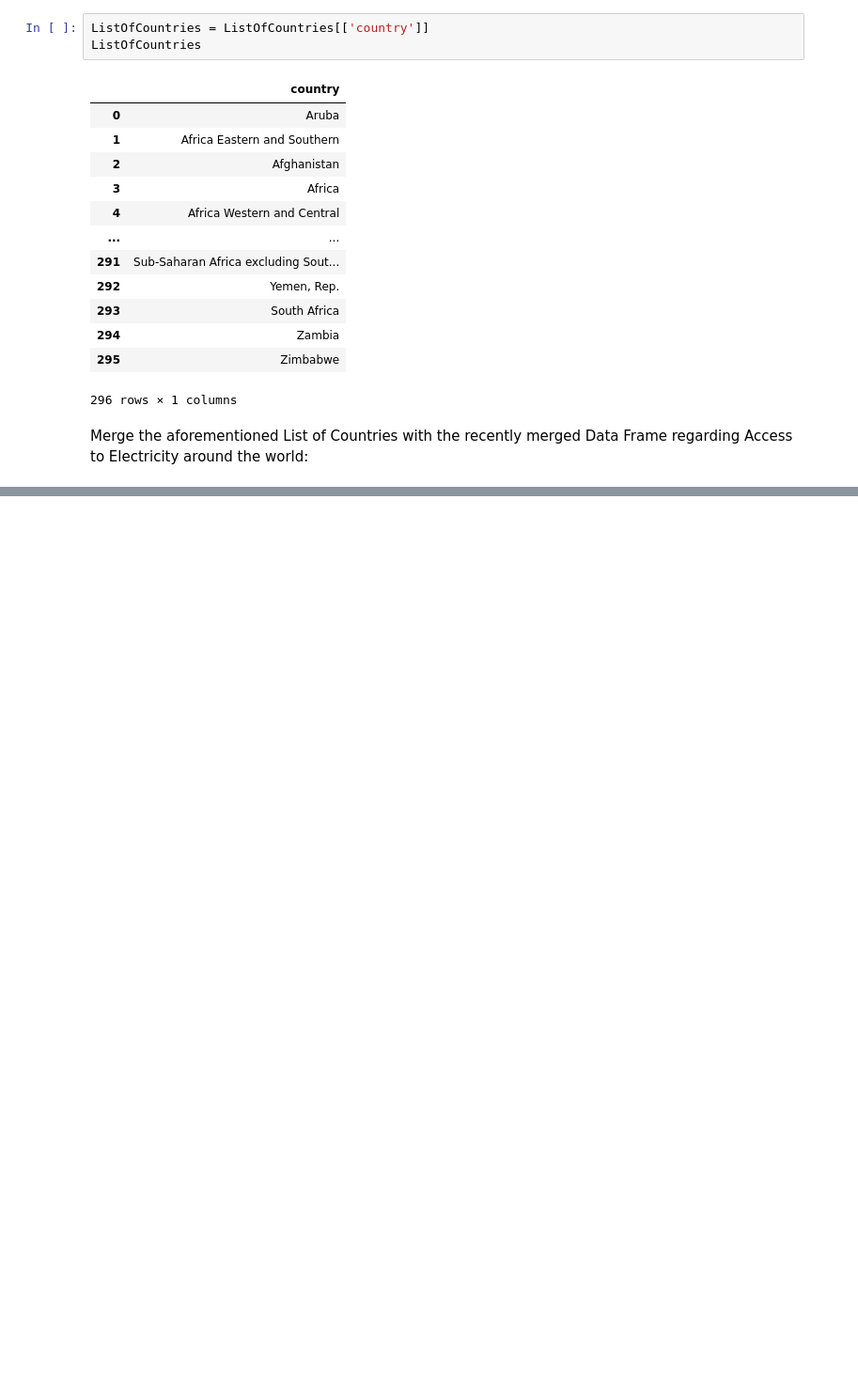
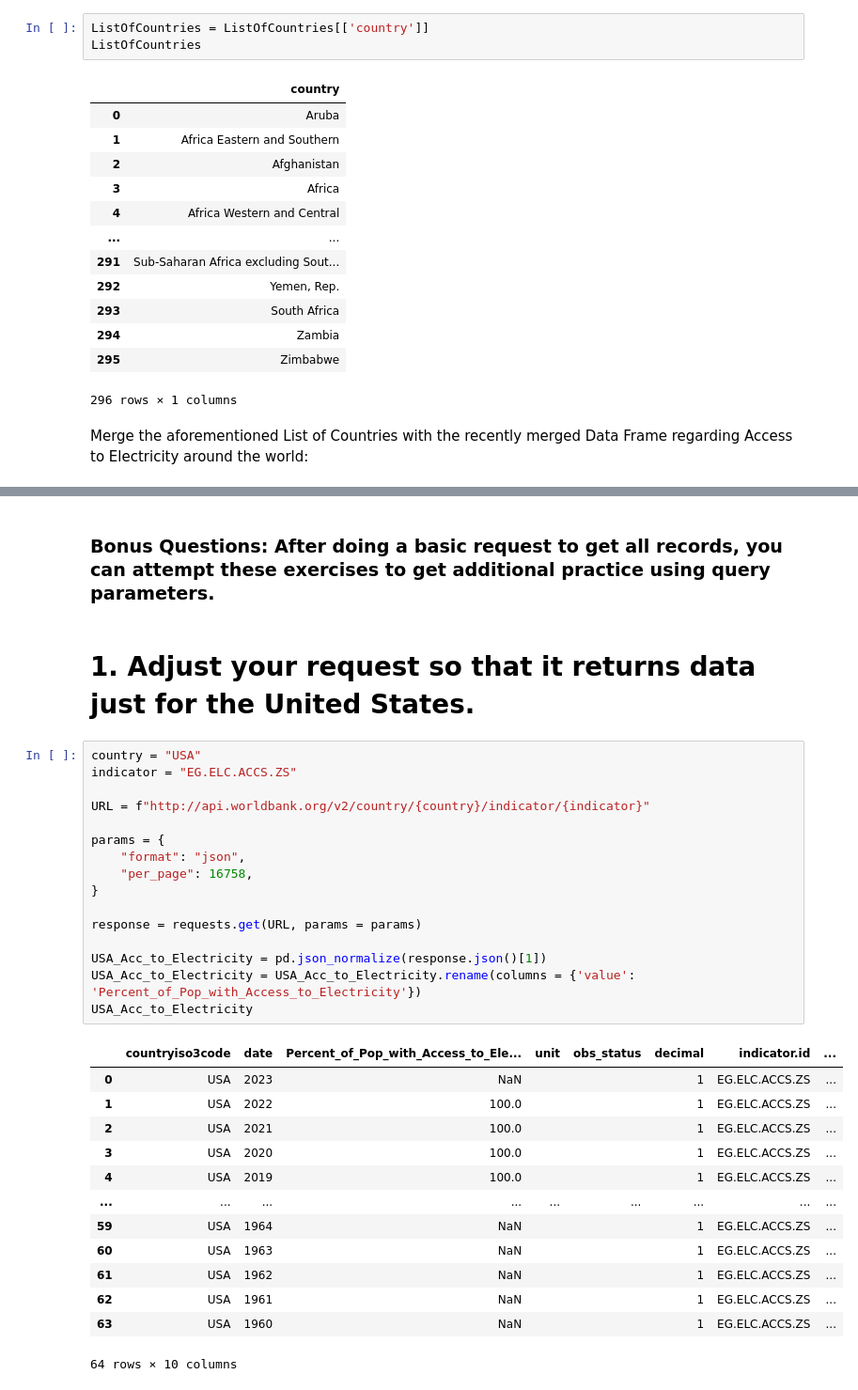
Before and after one commit to nss-data-science-cohort-8/api-exercise-MultidisciplinaryDeepDives, a Jupyter notebook: notebooks/APIs_in_python_UN_World_Bank_DS8.ipynb, the cells around one changed output, grey strips where cells are left out. Shown: that part at 94% size. Drawn from its saved outputs; the diff is of its cells as text; blank space fills up the shorter version.

Commit message:
Completed 1st 5 Bonus Qs

```diff
--- a/notebooks/APIs_in_python_UN_World_Bank_DS8.ipynb
+++ b/notebooks/APIs_in_python_UN_World_Bank_DS8.ipynb
@@ -387,3 +339,37 @@ Merged_Countries_Electricity_LifeExpectancy_GDP_PerCapita
 | 16628 | South Africa | 1961 | NaN | 53.085 | NaN |
 | 16629 | South Africa | 1960 | NaN | 52.669 | NaN |
 16630 rows × 5 columns
+# %% [markdown]
+### **Bonus Questions:** After doing a basic request to get all records, you can attempt these exercises to get additional practice using query parameters.
+# %% [markdown]
+# 1. Adjust your request so that it returns data just for the United States.
+# %%
+country = "USA"
+indicator = "EG.ELC.ACCS.ZS"
+
+URL = f"http://api.worldbank.org/v2/country/{country}/indicator/{indicator}"
+
+params = {
+    "format": "json",
+    "per_page": 16758,
+}
+
+response = requests.get(URL, params = params)
+
+USA_Acc_to_Electricity = pd.json_normalize(response.json()[1])
+USA_Acc_to_Electricity = USA_Acc_to_Electricity.rename(columns = {'value': 'Percent_of_Pop_with_Access_to_Electricity'})
+USA_Acc_to_Electricity
+# %% [output]
+|  | countryiso3code | date | Percent_of_Pop_with_Access_to_Ele... | unit | obs_status | decimal | indicator.id | ... |
+| 0 | USA | 2023 | NaN |  |  | 1 | EG.ELC.ACCS.ZS | ... |
+| 1 | USA | 2022 | 100.0 |  |  | 1 | EG.ELC.ACCS.ZS | ... |
+| 2 | USA | 2021 | 100.0 |  |  | 1 | EG.ELC.ACCS.ZS | ... |
+| 3 | USA | 2020 | 100.0 |  |  | 1 | EG.ELC.ACCS.ZS | ... |
+| 4 | USA | 2019 | 100.0 |  |  | 1 | EG.ELC.ACCS.ZS | ... |
+| ... | ... | ... | ... | ... | ... | ... | ... | ... |
+| 59 | USA | 1964 | NaN |  |  | 1 | EG.ELC.ACCS.ZS | ... |
+| 60 | USA | 1963 | NaN |  |  | 1 | EG.ELC.ACCS.ZS | ... |
+| 61 | USA | 1962 | NaN |  |  | 1 | EG.ELC.ACCS.ZS | ... |
+| 62 | USA | 1961 | NaN |  |  | 1 | EG.ELC.ACCS.ZS | ... |
+| 63 | USA | 1960 | NaN |  |  | 1 | EG.ELC.ACCS.ZS | ... |
+64 rows × 10 columns
```
Also changed, not shown: parts of 14 cells of this notebook.
